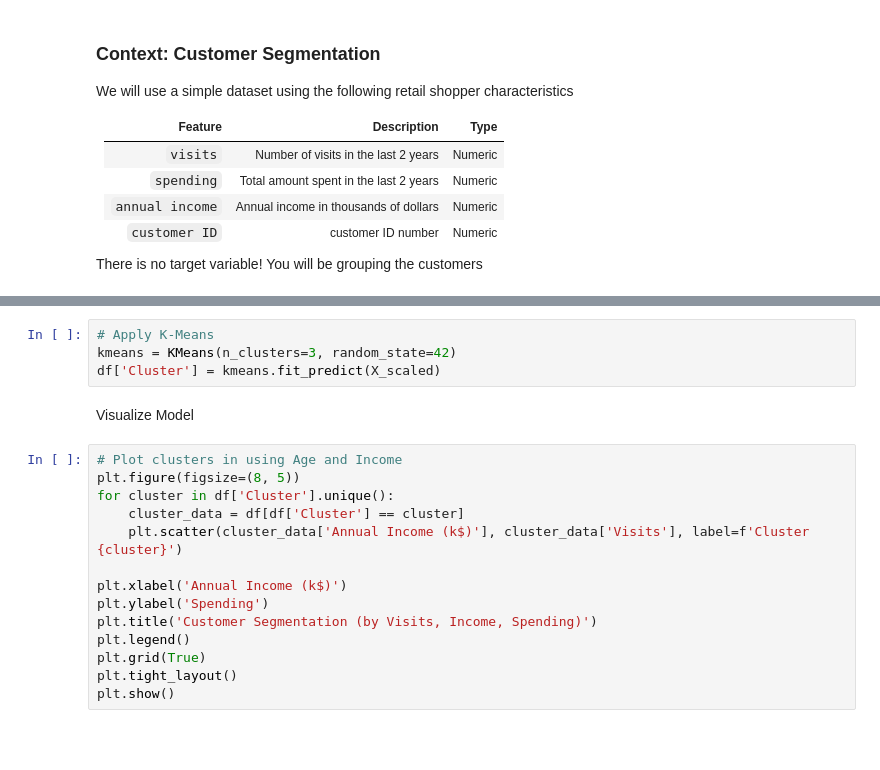
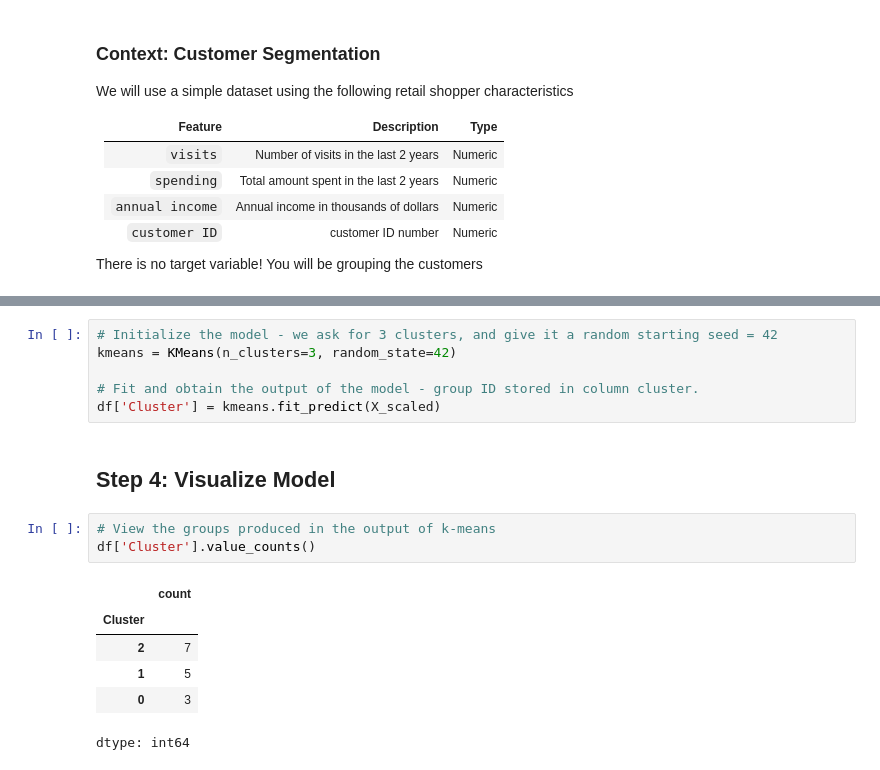
Before and after one commit to Luoxiaowanzi/IS-4487-Guide, a Jupyter notebook: Demos/demo_09_clustering.ipynb, the cells around one changed output, grey strips where cells are left out. Saved outputs shown, nothing was run; the diff lists cells and outputs as text; blank space fills up the shorter version.

```diff
--- a/Demos/demo_09_clustering.ipynb
+++ b/Demos/demo_09_clustering.ipynb
@@ -58,20 +73,18 @@ Create Model
 # %%
-# Apply K-Means
+# Initialize the model - we ask for 3 clusters, and give it a random starting seed = 42
 kmeans = KMeans(n_clusters=3, random_state=42)
+
+# Fit and obtain the output of the model - group ID stored in column cluster.
 df['Cluster'] = kmeans.fit_predict(X_scaled)
 # %% [markdown]
-Visualize Model
+## Step 4: Visualize Model
-# %%
-# Plot clusters in using Age and Income
-plt.figure(figsize=(8, 5))
-for cluster in df['Cluster'].unique():
-    cluster_data = df[df['Cluster'] == cluster]
-    plt.scatter(cluster_data['Annual Income (k$)'], cluster_data['Visits'], label=f'Cluster {cluster}')
-
-plt.xlabel('Annual Income (k$)')
-plt.ylabel('Spending')
-plt.title('Customer Segmentation (by Visits, Income, Spending)')
-plt.legend()
-plt.grid(True)
-plt.tight_layout()
-plt.show()
+# %%
+# View the groups produced in the output of k-means
+df['Cluster'].value_counts()
+# %% [output]
+|  | count |
+| Cluster |  |
+| 2 | 7 |
+| 1 | 5 |
+| 0 | 3 |
+dtype: int64
```
Also changed, not shown: parts of 10 cells of this notebook.
